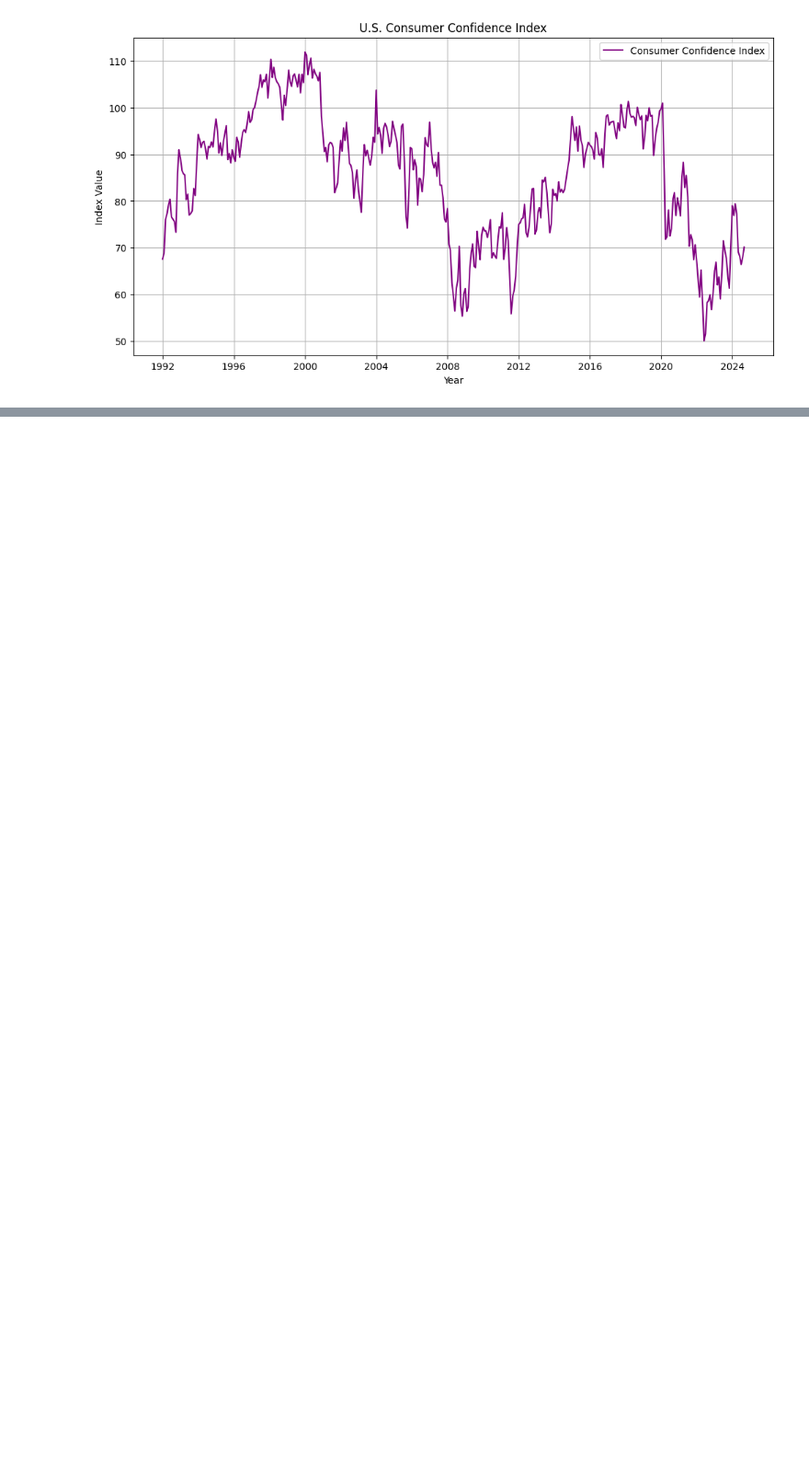
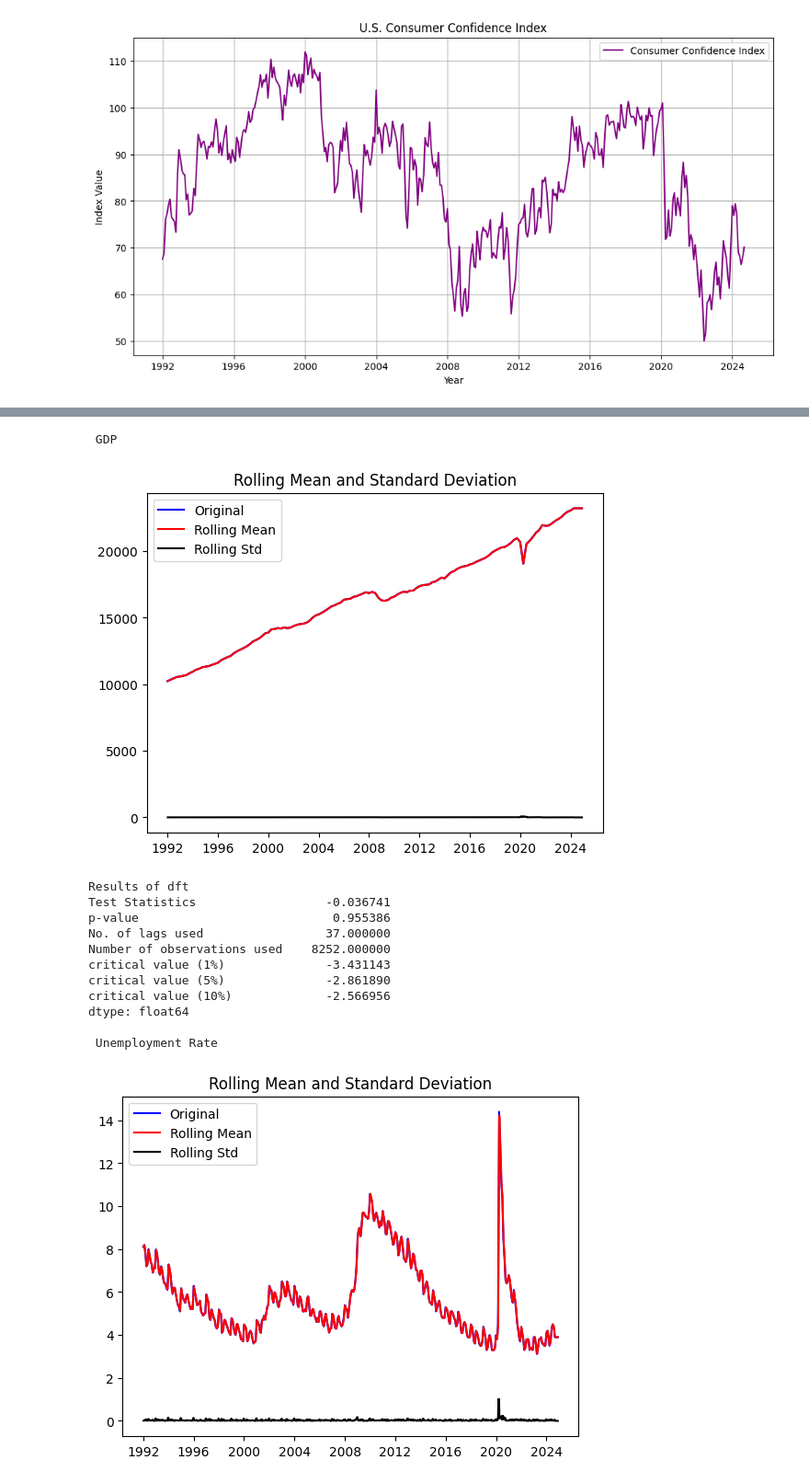
Before and after one commit to MichaelP901/Stock-Market-Predictor, a Jupyter notebook: capstone.ipynb, the cells around one changed output, grey strips where cells are left out. Shown at 92% size. Saved outputs shown, nothing was run; the diff lists cells and outputs as text; code cells hidden in the pictures; blank space fills up the shorter version.

```diff
--- a/capstone.ipynb
+++ b/capstone.ipynb
@@ -73,7 +72,11 @@ gdp_data['date'] = pd.to_datetime(gdp_data['date'])
 
 gdp_data.set_index("date", inplace=True)
 
-daily_index = pd.date_range(start=gdp_data.index.min(), end=gdp_data.index.max(), freq='D')
+daily_index = pd.date_range(
+    start=gdp_data.index.min(),
+    end=gdp_data.index.max(),
+    freq='D'
+)
 
 gdp_data_daily = gdp_data.reindex(daily_index)
 
@@ -95,10 +98,5 @@ plt.ylabel("GDP (Billions of Chained 2012 Dollars)")
 plt.grid()
 plt.legend()
 plt.show()
-
-"""
-1947-01-01  2182.681
-1947-04-01  2176.892
-"""
 # %% [output]
 [figure]
@@ -125,12 +122,12 @@ unemployment_data_long.set_index("Date", inplace=True)
 
 daily_index = pd.date_range(
     start=unemployment_data_long.index.min(),
-    end=unemployment_data_long.index.max(),
+    end="2024-12-01",
     freq='D')
 
 unemployment_data_daily = unemployment_data_long.reindex(daily_index)
 
-unemployment_data_daily = unemployment_data_daily.fillna(method="ffill")
+unemployment_data_daily = unemployment_data_daily.interpolate(method='linear')
 
 unemployment_data_daily = unemployment_data_daily.loc[start_date:]
 
@@ -295,11 +269,9 @@ plt.show()
 # %% [output]
 [figure]
 # %%
+
 sp500_data.index = sp500_data.index.tz_localize(None)
 dowjones_data.index = dowjones_data.index.tz_localize(None)
-
-sp500_data_diff = sp500_data.pct_change().dropna()
-dowjones_data_diff = dowjones_data.pct_change().dropna()
 
 combined_exogenous_data = pd.DataFrame({
     'GDP': gdp_data_daily['Real GDP'],
@@ -309,7 +281,13 @@ combined_exogenous_data = pd.DataFrame({
     'Consumer Confidence Index': consumer_confidence_daily['Consumer Confidence Index']
 })
 
-combined_exogenous_data = combined_exogenous_data.fillna(method='ffill')
+combined_exogenous_data = combined_exogenous_data.reindex(sp500_data.index)
+
+combined_exogenous_data["GDP"] = combined_exogenous_data["GDP"].interpolate(method="linear")
+combined_exogenous_data["Unemployment Rate"] = combined_exogenous_data["Unemployment Rate"].fillna(method="ffill")
+combined_exogenous_data["CPI"] = combined_exogenous_data["CPI"].fillna(method="ffill")
+combined_exogenous_data["Interest Rates"] = combined_exogenous_data["Interest Rates"].fillna(method="ffill")
+combined_exogenous_data["Consumer Confidence Index"] = combined_exogenous_data["Consumer Confidence Index"].interpolate(method="linear")
 # %%
 #Test for staionarity
 def test_stationarity(timeseries):
@@ -522,0 +361,21 @@ if __name__ == '__main__':
+# %%
+# combined_exogenous_data_diff = combined_exogenous_data
+
+for column in combined_exogenous_data.columns:
+    print("\n",column, "\n")
+    test_stationarity(combined_exogenous_data[column])
+# %% [output]
+ GDP
+[figure, added]
+Results of dft
+Test Statistics                  -0.036741
+p-value                           0.955386
+No. of lags used                 37.000000
+Number of observations used    8252.000000
+critical value (1%)              -3.431143
+critical value (5%)              -2.861890
+critical value (10%)             -2.566956
+dtype: float64
+
+ Unemployment Rate
+[figure, added]
```
Also changed, not shown: parts of 33 cells of this notebook.
